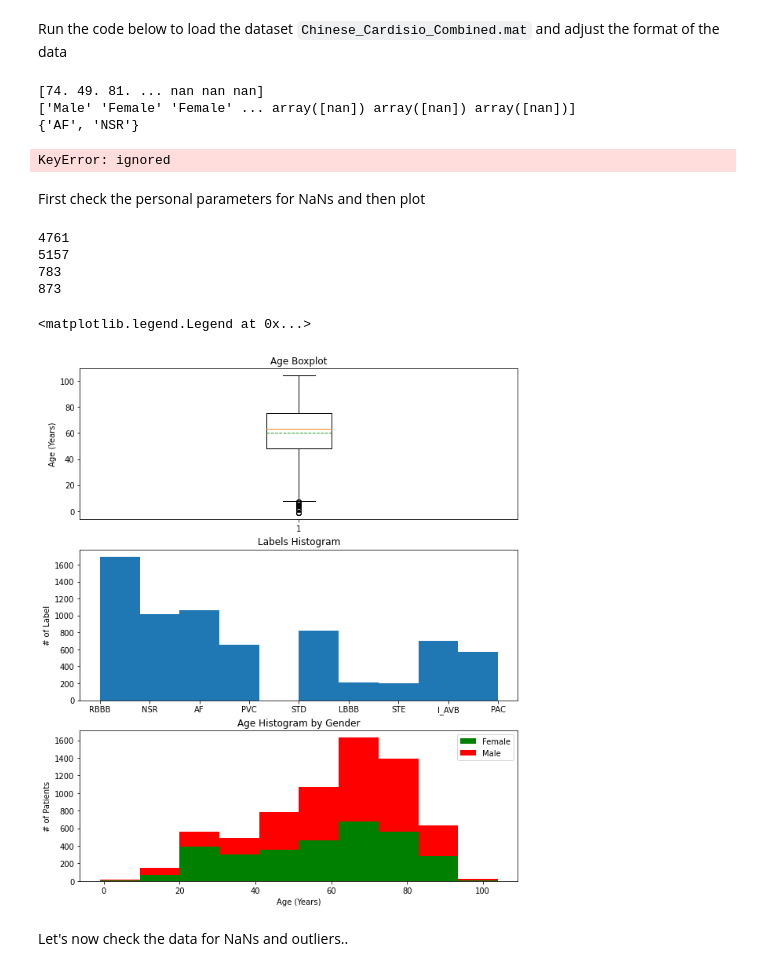
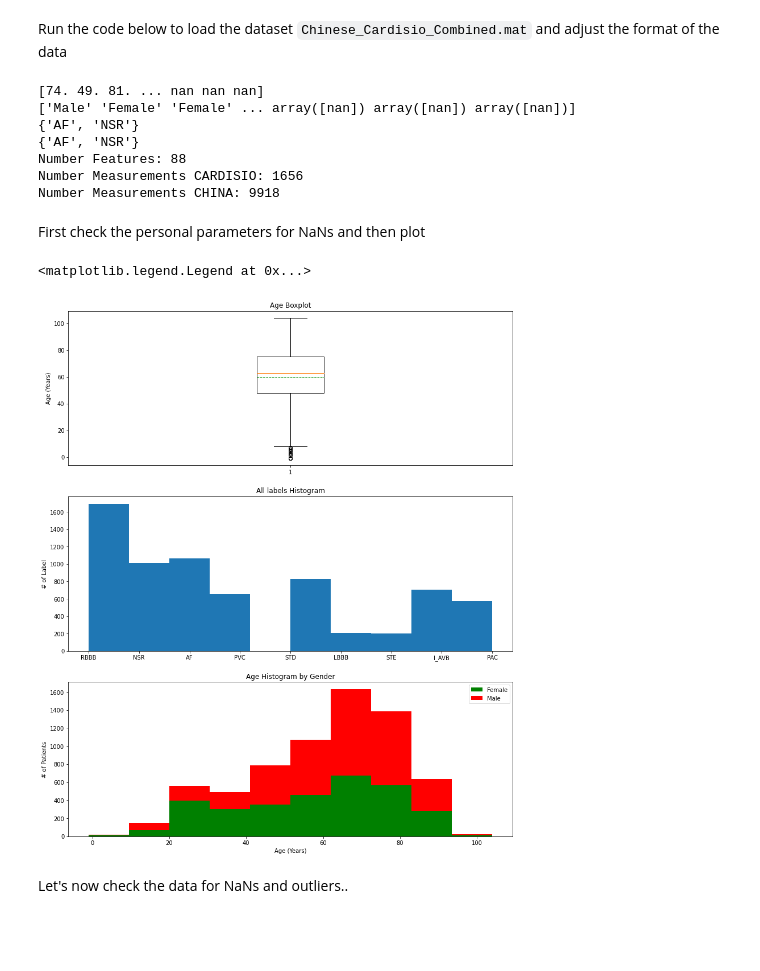
Before and after one commit to FVaisfeld/ml, a Jupyter notebook: data_comparison.ipynb, the cells around one changed output. Drawn from its saved outputs; the diff is of its cells as text; code cells hidden in the pictures; blank space fills up the shorter version.

```diff
--- a/data_comparison.ipynb
+++ b/data_comparison.ipynb
@@ -40,6 +40,8 @@ chinese_labels = load('chinese_label')
 print(set(chinese_labels))
 cardisio_labels = load('cardisio_label')
 print(set(cardisio_labels))
+all_labels = load('Labels')
+
 
 
 
@@ -62,7 +64,10 @@ print(str('Number Measurements CHINA: '+ str(N_Chinese)))
 [74. 49. 81. ... nan nan nan]
 ['Male' 'Female' 'Female' ... array([nan]) array([nan]) array([nan])]
 {'AF', 'NSR'}
+{'AF', 'NSR'}
+Number Features: 88
+Number Measurements CARDISIO: 1656
+Number Measurements CHINA: 9918
-KeyError: ignored
 # %% [markdown]
 First check the personal parameters for NaNs and then plot
 # %%
@@ -82,42 +87,40 @@ ind_sex = np.array(ind_sex)
 # find common indice in age and sex
 ind_sex_age = (set(ind_age)).union(set(ind_sex))
 ind_sex_age = np.array(ind_sex_age)
 
 #check sex for male and female
 female_ind = [i for i,s in enumerate(sex) if s=='Female']
 male_ind = [i for i,s in enumerate(sex) if s=='Male']
 
 #todo: labels into healthy and sick and check for correlations with pps
 
 #some plots
 import matplotlib.pyplot as plt
 
 
-plt.figure(figsize=[10,12])
+plt.figure(figsize=[14,17])
 plt.subplot(311)
 plt.boxplot(age[ind_age], showmeans = True, meanline = True)
 plt.title('Age Boxplot')
 plt.ylabel('Age (Years)')
 
 plt.subplot(312)
-plt.hist(labels)
-plt.title('Labels Histogram')
+plt.hist(all_labels)
+plt.title('All labels Histogram')
 plt.ylabel('# of Label')
+
+
 
 plt.subplot(313)
 plt.hist(x = [ [age[i] for i in female_ind], [age[i] for i in male_ind] ],
          stacked=True, color = ['g','r'],label = ['Female','Male'])
 plt.title('Age Histogram by Gender')
 plt.xlabel('Age (Years)')
 plt.ylabel('# of Patients')
 plt.legend()
 # %% [output]
-4761
-5157
-783
-873
+<matplotlib.legend.Legend at 0x...>
-<matplotlib.legend.Legend at 0x...>
-[figure, old version]
+[figure, new version]
 # %% [markdown]
 Let's now check the data for NaNs and outliers..
 # %% [markdown]
```
Also changed, not shown: parts of 5 cells of this notebook.
